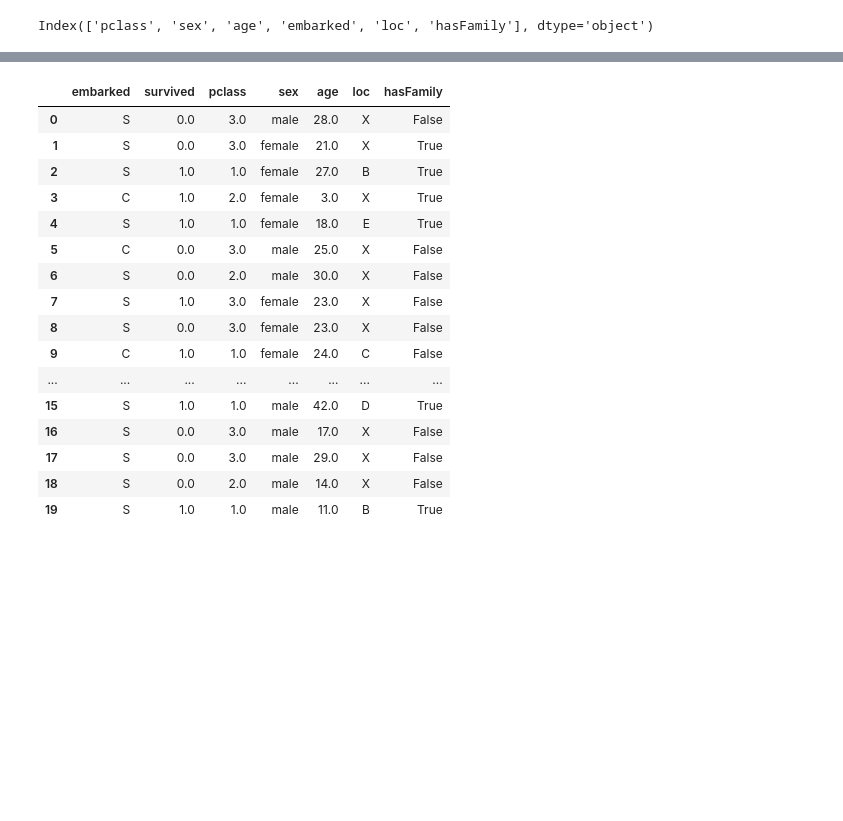
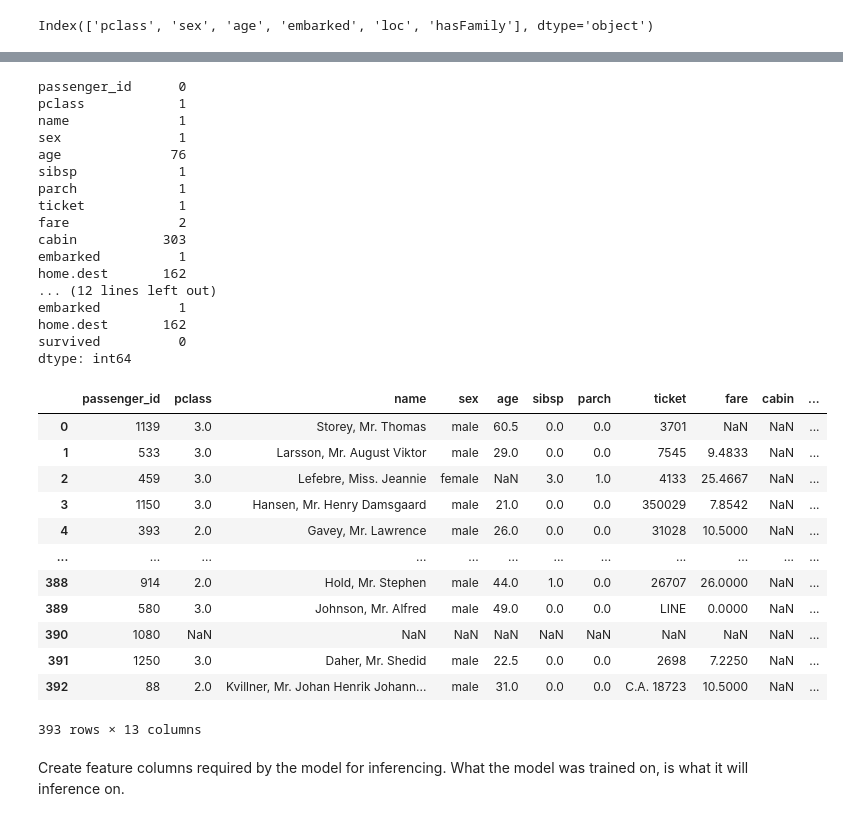
Before and after one commit to memasanz/titantic-dataset-azuredataroadshowhack, a Jupyter notebook: 001_Hackathon-Titantic-Dataset.ipynb, the cells around one changed output, grey strips where cells are left out. Drawn from its saved outputs; the diff is of its cells as text; code cells hidden in the pictures; blank space fills up the shorter version.

```diff
--- a/001_Hackathon-Titantic-Dataset.ipynb
+++ b/001_Hackathon-Titantic-Dataset.ipynb
@@ -737,0 +755,5 @@ print(recall)
+# %%
+df = pd.read_csv('./Data/Hold.csv')
+print(df.columns)
+print(df.shape)
+print(df.dtypes)
@@ -738,20 +779,40 @@ print(recall)
+# %%
+print(df.isnull().sum())
+df['survived'] = df['survived'].fillna(0)
+print(df.isnull().sum())
+# %% [output]
+passenger_id      0
+pclass            1
+name              1
+sex               1
+age              76
+sibsp             1
+parch             1
+ticket            1
+fare              2
+cabin           303
+embarked          1
+home.dest       162
+... (12 lines left out)
+embarked          1
+home.dest       162
+survived          0
+dtype: int64
 # %%
-df.head(20)
+df
 # %% [output]
-|  | embarked | survived | pclass | sex | age | loc | hasFamily |
-| 0 | S | 0.0 | 3.0 | male | 28.0 | X | False |
-| 1 | S | 0.0 | 3.0 | female | 21.0 | X | True |
-| 2 | S | 1.0 | 1.0 | female | 27.0 | B | True |
-| 3 | C | 1.0 | 2.0 | female | 3.0 | X | True |
-| 4 | S | 1.0 | 1.0 | female | 18.0 | E | True |
-| 5 | C | 0.0 | 3.0 | male | 25.0 | X | False |
-| 6 | S | 0.0 | 2.0 | male | 30.0 | X | False |
-| 7 | S | 1.0 | 3.0 | female | 23.0 | X | False |
-| 8 | S | 0.0 | 3.0 | female | 23.0 | X | False |
-| 9 | C | 1.0 | 1.0 | female | 24.0 | C | False |
-| ... | ... | ... | ... | ... | ... | ... | ... |
-| 15 | S | 1.0 | 1.0 | male | 42.0 | D | True |
-| 16 | S | 0.0 | 3.0 | male | 17.0 | X | False |
-| 17 | S | 0.0 | 3.0 | male | 29.0 | X | False |
-| 18 | S | 0.0 | 2.0 | male | 14.0 | X | False |
-| 19 | S | 1.0 | 1.0 | male | 11.0 | B | True |
+|  | passenger_id | pclass | name | sex | age | sibsp | parch | ticket | fare | cabin | ... |
+| 0 | 1139 | 3.0 | Storey, Mr. Thomas | male | 60.5 | 0.0 | 0.0 | 3701 | NaN | NaN | ... |
+| 1 | 533 | 3.0 | Larsson, Mr. August Viktor | male | 29.0 | 0.0 | 0.0 | 7545 | 9.4833 | NaN | ... |
+| 2 | 459 | 3.0 | Lefebre, Miss. Jeannie | female | NaN | 3.0 | 1.0 | 4133 | 25.4667 | NaN | ... |
+| 3 | 1150 | 3.0 | Hansen, Mr. Henry Damsgaard | male | 21.0 | 0.0 | 0.0 | 350029 | 7.8542 | NaN | ... |
+| 4 | 393 | 2.0 | Gavey, Mr. Lawrence | male | 26.0 | 0.0 | 0.0 | 31028 | 10.5000 | NaN | ... |
+| ... | ... | ... | ... | ... | ... | ... | ... | ... | ... | ... | ... |
+| 388 | 914 | 2.0 | Hold, Mr. Stephen | male | 44.0 | 1.0 | 0.0 | 26707 | 26.0000 | NaN | ... |
+| 389 | 580 | 3.0 | Johnson, Mr. Alfred | male | 49.0 | 0.0 | 0.0 | LINE | 0.0000 | NaN | ... |
+| 390 | 1080 | NaN | NaN | NaN | NaN | NaN | NaN | NaN | NaN | NaN | ... |
+| 391 | 1250 | 3.0 | Daher, Mr. Shedid | male | 22.5 | 0.0 | 0.0 | 2698 | 7.2250 | NaN | ... |
+| 392 | 88 | 2.0 | Kvillner, Mr. Johan Henrik Johann... | male | 31.0 | 0.0 | 0.0 | C.A. 18723 | 10.5000 | NaN | ... |
+393 rows × 13 columns
+# %% [markdown]
+Create feature columns required by the model for inferencing.  What the model was trained on, is what it will inference on.
```
Also changed, not shown: parts of 44 cells of this notebook, 31 other files.
